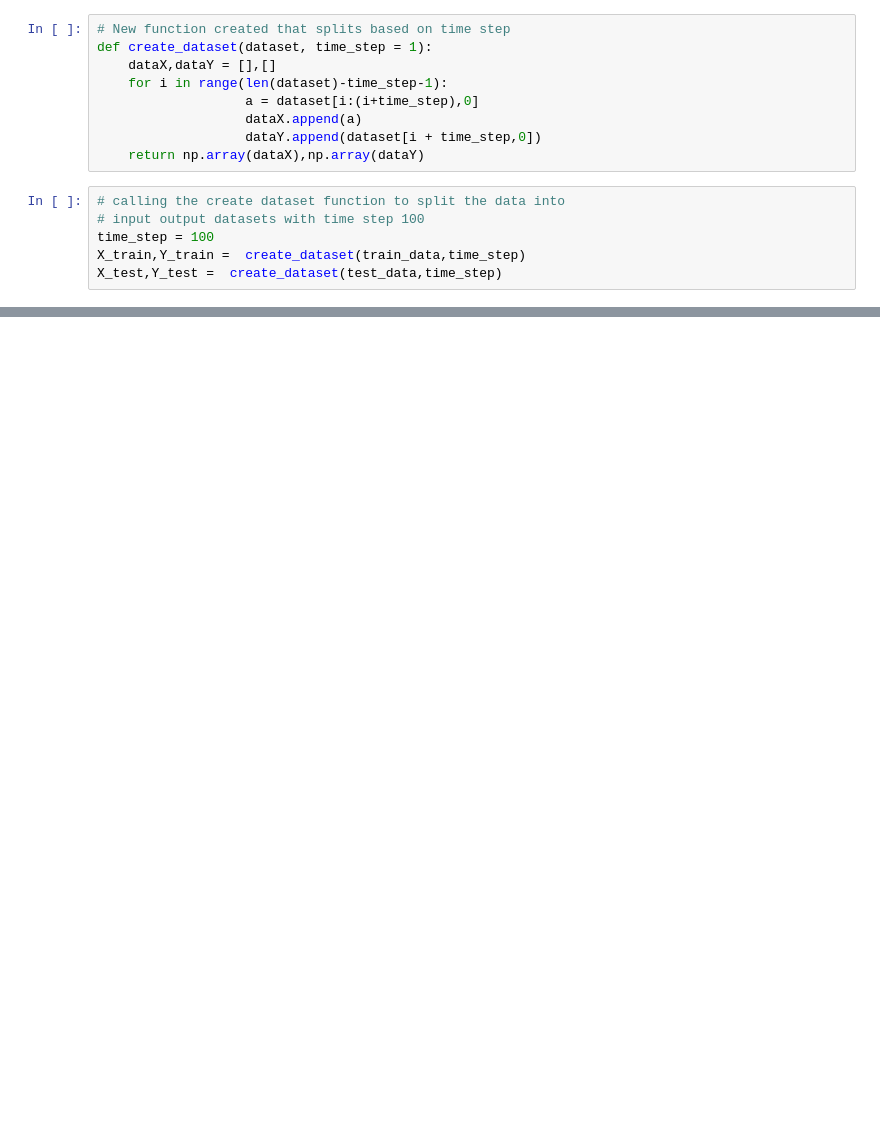
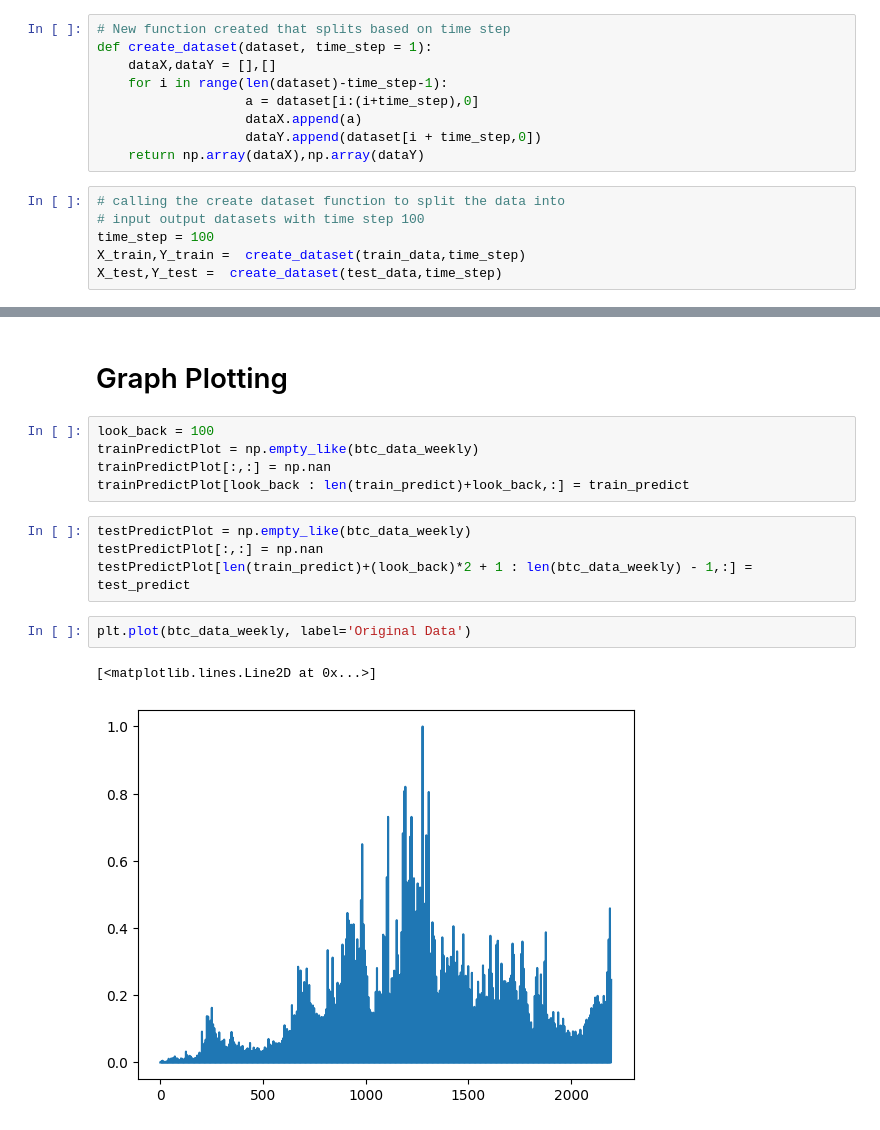
Before and after one commit to ekayizzi/smu_bc_hack, a Jupyter notebook: smuHack.ipynb, the cells around one changed output, grey strips where cells are left out. Saved outputs shown, nothing was run; the diff lists cells and outputs as text; blank space fills up the shorter version.

```diff
--- a/smuHack.ipynb
+++ b/smuHack.ipynb
@@ -119,0 +180,16 @@ model.compile(loss = 'mean_squared_error',optimizer = 'adam')
+# %% [markdown]
+# Graph Plotting
+# %%
+look_back = 100
+trainPredictPlot = np.empty_like(btc_data_weekly)
+trainPredictPlot[:,:] = np.nan
+trainPredictPlot[look_back : len(train_predict)+look_back,:] = train_predict
+# %%
+testPredictPlot = np.empty_like(btc_data_weekly)
+testPredictPlot[:,:] = np.nan
+testPredictPlot[len(train_predict)+(look_back)*2 + 1 : len(btc_data_weekly) - 1,:] = test_predict
+# %%
+plt.plot(btc_data_weekly, label='Original Data')
+# %% [output]
+[<matplotlib.lines.Line2D at 0x...>]
+[figure, added]
```
Also changed, not shown: parts of 14 cells of this notebook, 1 other file.
